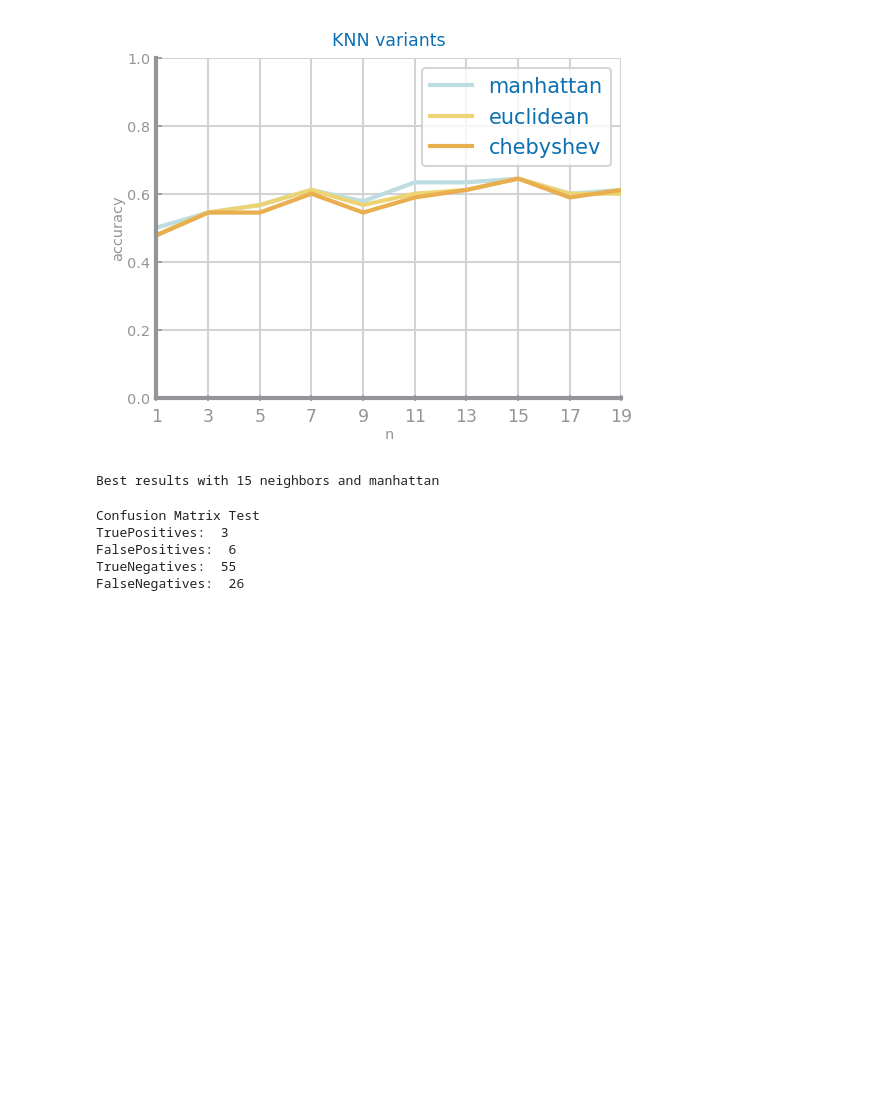
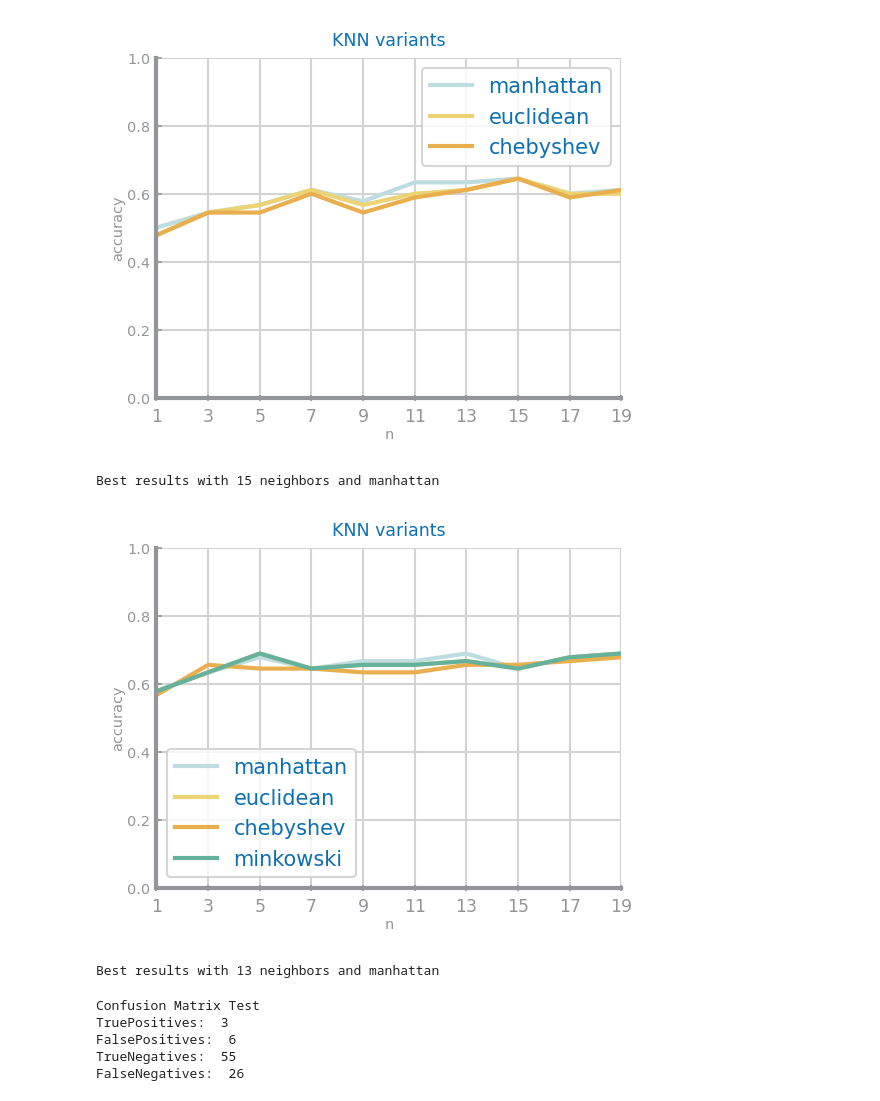
Before and after one commit to diogo-costa98/cdados, a Jupyter notebook: Lab3/Lab3_heart_failure.ipynb, the cells around one changed output. Saved outputs shown, nothing was run; the diff lists cells and outputs as text; code cells hidden in the pictures; blank space fills up the shorter version.

```diff
--- a/Lab3/Lab3_heart_failure.ipynb
+++ b/Lab3/Lab3_heart_failure.ipynb
@@ -269,6 +293,38 @@ print('Best results with %d neighbors and %s'%(best[0], best[1]))
 # %% [output]
 [figure]
 Best results with 15 neighbors and manhattan
+# %%
+import sklearn.metrics as metrics
+from sklearn.neighbors import KNeighborsClassifier
+
+labels = pd.unique(y)
+
+trnX, tstX, trnY, tstY = train_test_split(X, y, train_size=0.7, stratify=y)
+
+nvalues = [1, 3, 5, 7, 9, 11, 13, 15, 17, 19]
+dist = ['manhattan', 'euclidean', 'chebyshev', 'minkowski']
+values = {}
+best = (0, '')
+last_best = 0
+for d in dist:
+    yvalues = []
+    for n in nvalues:
+        knn = KNeighborsClassifier(n_neighbors=n, metric=d)
+        knn.fit(trnX, trnY)
+        prdY = knn.predict(tstX)
+        yvalues.append(metrics.accuracy_score(tstY, prdY))
+        if yvalues[-1] > last_best:
+            best = (n, d)
+            last_best = yvalues[-1]
+    values[d] = yvalues
+
+plt.figure()
+ds.multiple_line_chart(nvalues, values, title='KNN variants', xlabel='n', ylabel='accuracy', percentage=True)
+plt.show()
+print('Best results with %d neighbors and %s'%(best[0], best[1]))
+# %% [output]
+[figure, added]
+Best results with 13 neighbors and manhattan
 # %%
 clf = knn = KNeighborsClassifier(n_neighbors=best[0], metric=best[1])
 clf.fit(trnX, trnY)
```
Also changed, not shown: parts of 3 cells of this notebook, 8 other files.
